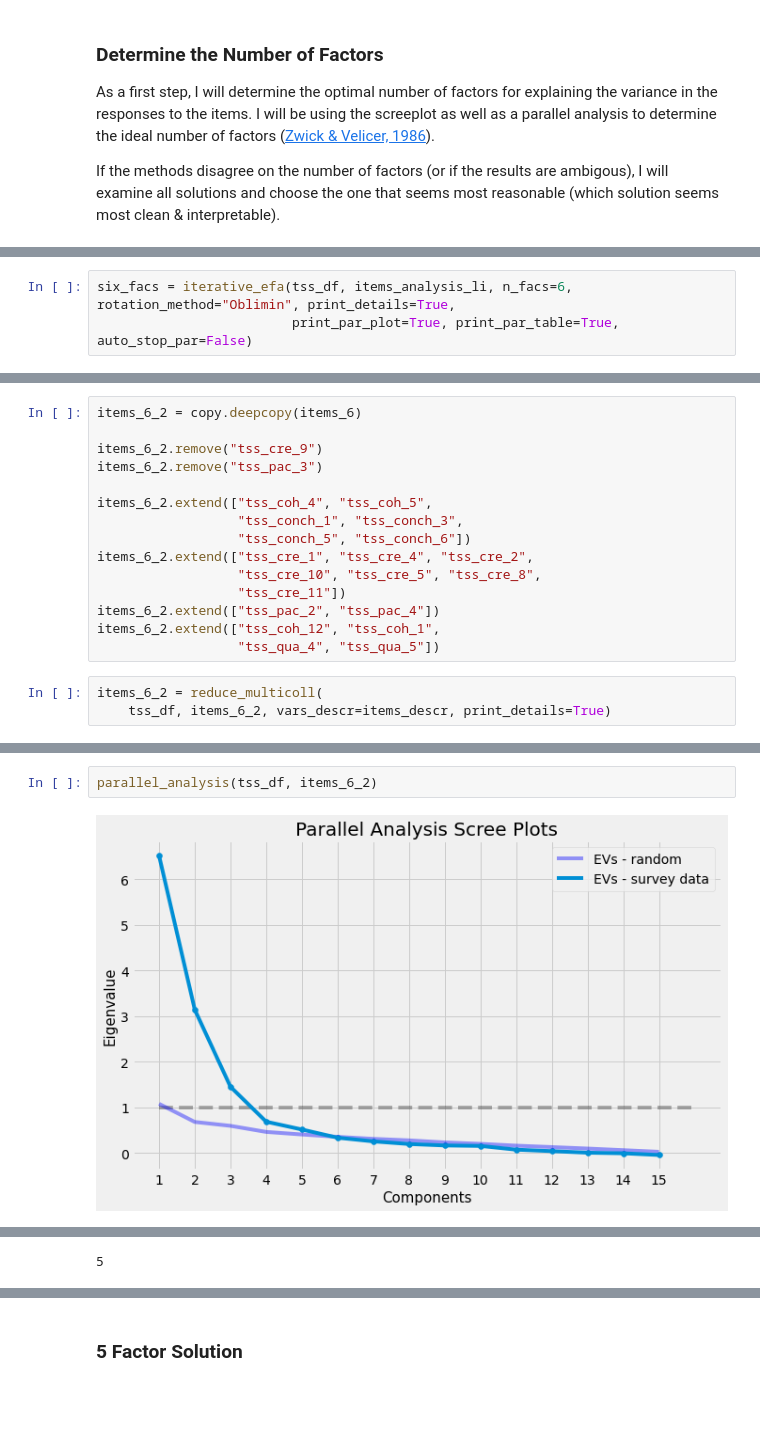
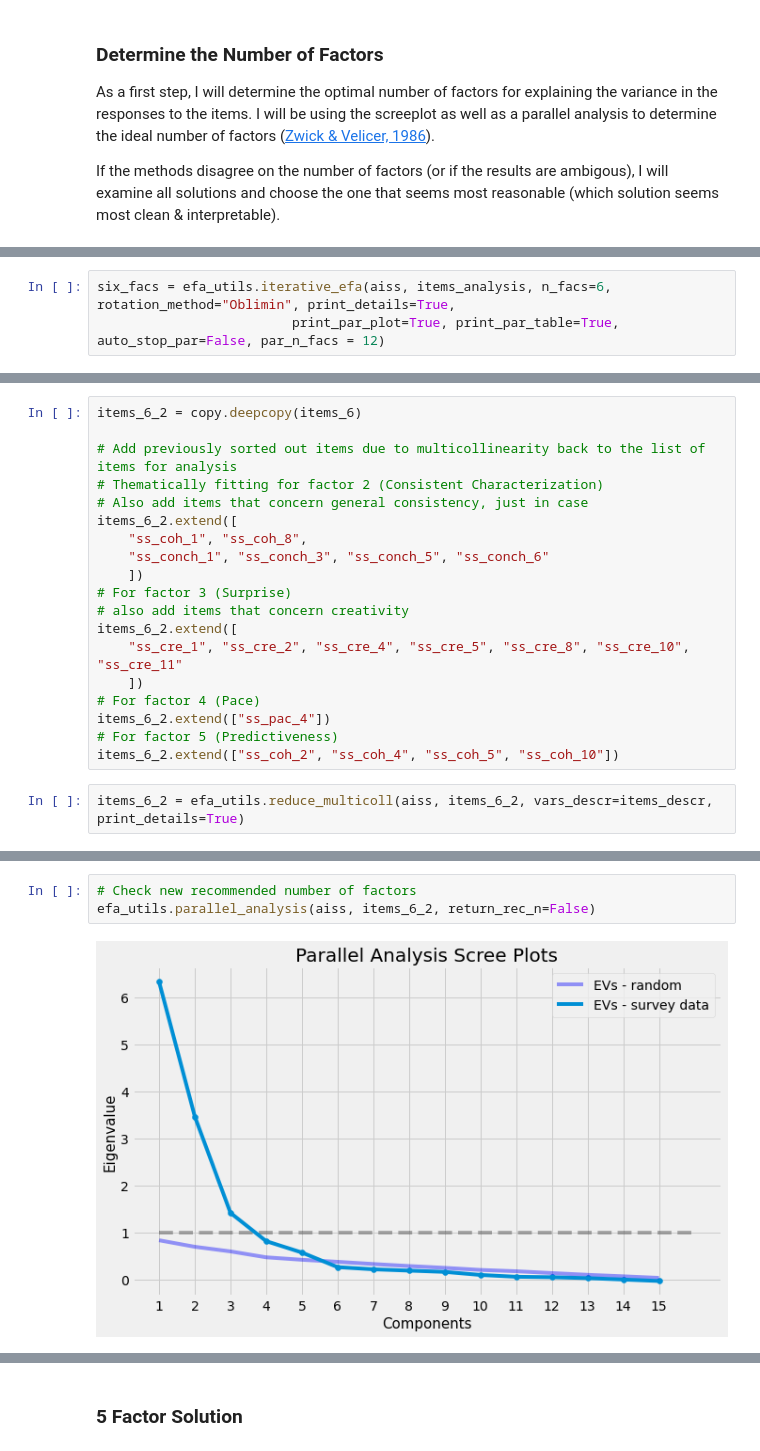
Before and after one commit to MWiechmann/ai_story_scale, a Jupyter notebook: study1_scale_construction/step_2_scale_construction_efa.ipynb, the cells around one changed output, grey strips where cells are left out. Saved outputs shown, nothing was run; the diff lists cells and outputs as text; blank space fills up the shorter version.

```diff
--- a/study1_scale_construction/step_2_scale_construction_efa.ipynb
+++ b/study1_scale_construction/step_2_scale_construction_efa.ipynb
@@ -334,5 +336,5 @@ Factor Correlation Matrix (Oblique Rotation):
 # %%
-six_facs = iterative_efa(tss_df, items_analysis_li, n_facs=6, rotation_method="Oblimin", print_details=True,
-                         print_par_plot=True, print_par_table=True, auto_stop_par=False)
+six_facs = efa_utils.iterative_efa(aiss, items_analysis, n_facs=6, rotation_method="Oblimin", print_details=True,
+                         print_par_plot=True, print_par_table=True, auto_stop_par=False, par_n_facs = 12)
 # %% [output]
 Fitted solution #1
@@ -508,21 +509,24 @@ Internal consistency for factor 5:
 # %%
 items_6_2 = copy.deepcopy(items_6)
 
-items_6_2.remove("tss_cre_9")
-items_6_2.remove("tss_pac_3")
-
-items_6_2.extend(["tss_coh_4", "tss_coh_5",
-                  "tss_conch_1", "tss_conch_3",
-                  "tss_conch_5", "tss_conch_6"])
-items_6_2.extend(["tss_cre_1", "tss_cre_4", "tss_cre_2",
-                  "tss_cre_10", "tss_cre_5", "tss_cre_8",
-                  "tss_cre_11"])
-items_6_2.extend(["tss_pac_2", "tss_pac_4"])
-items_6_2.extend(["tss_coh_12", "tss_coh_1",
-                  "tss_qua_4", "tss_qua_5"])
+# Add previously sorted out items due to multicollinearity back to the list of items for analysis
+# Thematically fitting for factor 2 (Consistent Characterization)
+# Also add items that concern general consistency, just in case
+items_6_2.extend([
+    "ss_coh_1", "ss_coh_8",
+    "ss_conch_1", "ss_conch_3", "ss_conch_5", "ss_conch_6"
+    ])
+# For factor 3 (Surprise)
+# also add items that concern creativity
+items_6_2.extend([
+    "ss_cre_1", "ss_cre_2", "ss_cre_4", "ss_cre_5", "ss_cre_8", "ss_cre_10", "ss_cre_11"
+    ])
+# For factor 4 (Pace)
+items_6_2.extend(["ss_pac_4"])
+# For factor 5 (Predictiveness)
+items_6_2.extend(["ss_coh_2", "ss_coh_4", "ss_coh_5", "ss_coh_10"])
 # %%
-items_6_2 = reduce_multicoll(
-    tss_df, items_6_2, vars_descr=items_descr, print_details=True)
+items_6_2 = efa_utils.reduce_multicoll(aiss, items_6_2, vars_descr=items_descr, print_details=True)
 # %% [output]
 Beginning check for multicollinearity
 
@@ -544,7 +548,8 @@ I have excluded 7 redunant items with 27 items remaining
 # %%
-parallel_analysis(tss_df, items_6_2)
+# Check new recommended number of factors
+efa_utils.parallel_analysis(aiss, items_6_2, return_rec_n=False)
 # %% [output]
-[figure, old version]
+[figure, new version]
 Factor eigenvalues for the 95th percentile of 100 random matricesand for survey data for first 15 factors:
 
 Factor  EV - random data 95h perc.      EV survey data
@@ -566,2 +571 @@ Factor  EV - random data 95h perc.      EV survey data
 Suggested number of factors based on parallel analysis: 5
-5
```
Also changed, not shown: parts of 78 cells of this notebook.
